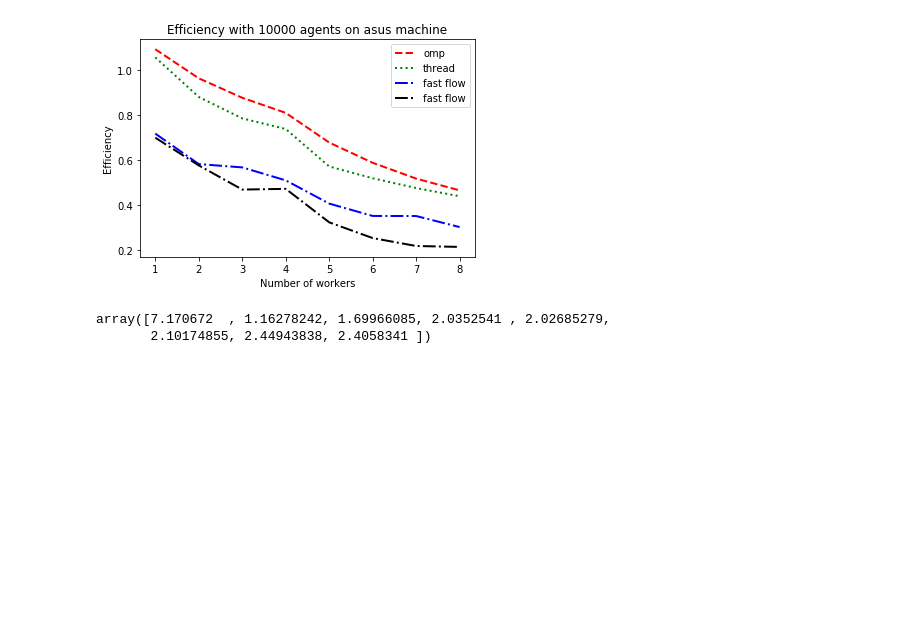
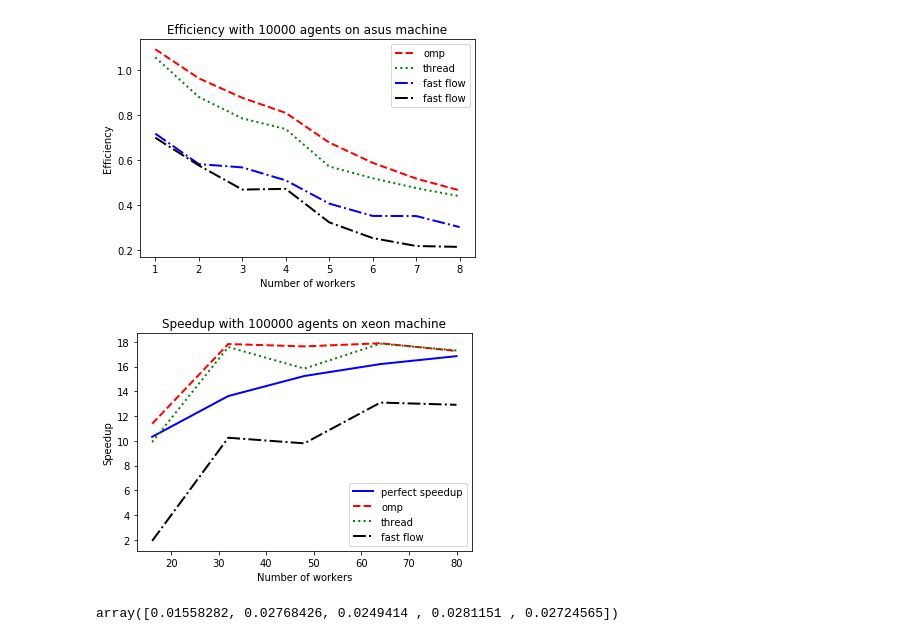
Before and after one commit to MarioBonse/PGA, a Jupyter notebook: tsp/plot_speedup.ipynb, the cells around one changed output. Drawn from its saved outputs; the diff is of its cells as text; code cells hidden in the pictures; blank space fills up the shorter version.

```diff
--- a/tsp/plot_speedup.ipynb
+++ b/tsp/plot_speedup.ipynb
@@ -45,8 +44,28 @@ plt.legend()
 plt.savefig('Efficiency_asus.png', dpi=300)
 # %% [output]
 [figure]
-# %%
-ff_v2
-# %% [output]
-array([7.170672  , 1.16278242, 1.69966085, 2.0352541 , 2.02685279,
-       2.10174855, 2.44943838, 2.4058341 ])
+# %%
+data = pd.read_csv("data/speedup_xeon.csv")
+#seq = np.array(data["seq"]).astype(int)*0.01
+interval = np.array(range(16,81, 16))
+seq_0 = int(data["seq"][0])
+seq = seq_0/np.array([seq_0 / (i)for i in interval])
+
+thread = seq_0/np.array(data["Thread"]).astype(int)
+omp = seq_0/np.array(data["OMP"]).astype(int)
+ff = seq_0/np.array(data["ff"]).astype(int)
+teoretical =1/ ((1/20) + (15/20)/interval)
+# multiple line plot
+plt.title("Speedup with 100000 agents on xeon machine")
+plt.plot( interval,teoretical, markerfacecolor='blue', linewidth=2,color='blue', label = "perfect speedup")
+plt.plot( interval, omp, markerfacecolor='red', linewidth=2,color='red', label = "omp", linestyle = "--")
+plt.plot(interval,  thread,  color='green', linewidth=2,  label="thread", linestyle = ":")
+
+plt.plot( interval, ff,  markerfacecolor='black', linewidth=2,color='black', label = "fast flow", linestyle = "-.")
+
+plt.xlabel("Number of workers")
+plt.ylabel("Speedup")
+plt.legend()
+plt.savefig('Speedup_asus.png', dpi=300)
+# %% [output]
+[figure, added]
@@ -52,0 +74,4 @@ array([7.170672  , 1.16278242, 1.69966085, 2.0352541 , 2.02685279,
+# %%
+thread
+# %% [output]
+array([0.01558282, 0.02768426, 0.0249414 , 0.0281151 , 0.02724565])
```
Also changed, not shown: parts of 4 cells of this notebook, 6 other files.
